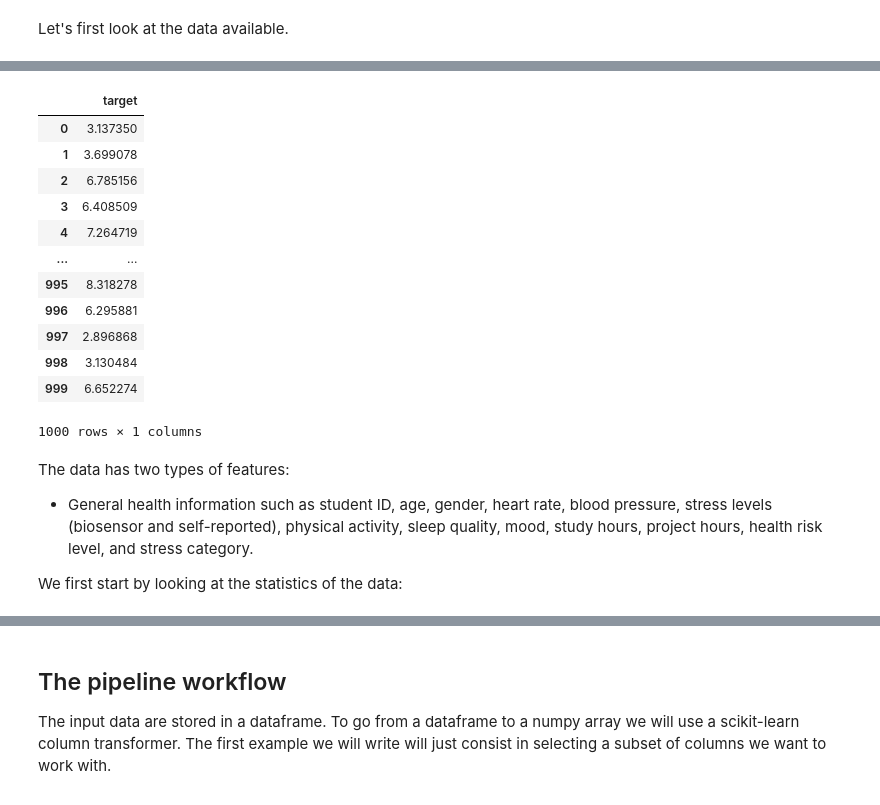
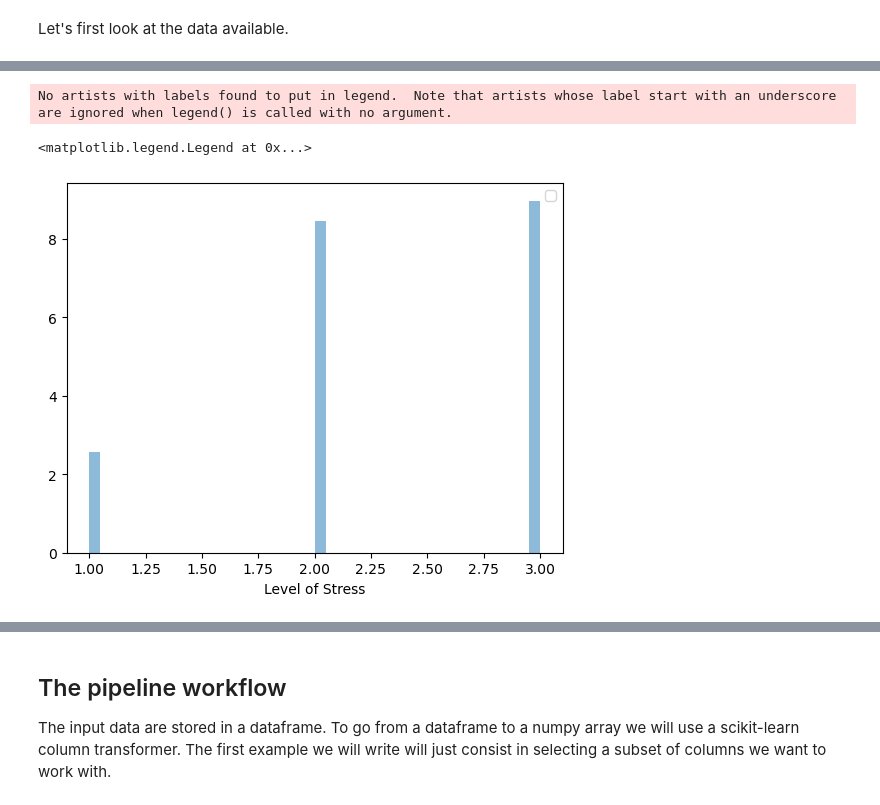
Before and after one commit to mittenover/Data_camp_final, a Jupyter notebook: stress_estimation_starting_kit.ipynb, the cells around one changed output, grey strips where cells are left out. Saved outputs shown, nothing was run; the diff lists cells and outputs as text; code cells hidden in the pictures.

```diff
--- a/stress_estimation_starting_kit.ipynb
+++ b/stress_estimation_starting_kit.ipynb
@@ -69,22 +113,11 @@ X_df
+# %%
+# Now let's check the distribution of the target
+plt.hist(y, bins=40, density=True, alpha=0.5)
+plt.xlabel('Level of Stress')
+plt.legend()
+# %% [output]
+No artists with labels found to put in legend.  Note that artists whose label start with an underscore are ignored when legend() is called with no argument.
+<matplotlib.legend.Legend at 0x...>
+[figure, added]
 # %%
-y_df = pd.DataFrame(y, columns=["target"])
-y_df
+y_df = pd.DataFrame(y, columns=['PSS_score'])
-# %% [output]
-|  | target |
-| 0 | 3.137350 |
-| 1 | 3.699078 |
-| 2 | 6.785156 |
-| 3 | 6.408509 |
-| 4 | 7.264719 |
-| ... | ... |
-| 995 | 8.318278 |
-| 996 | 6.295881 |
-| 997 | 2.896868 |
-| 998 | 3.130484 |
-| 999 | 6.652274 |
-1000 rows × 1 columns
-# %% [markdown]
-The data has two types of features:
-- General health information such as student ID, age, gender, heart rate, blood pressure, stress levels (biosensor and self-reported), physical activity, sleep quality, mood, study hours, project hours, health risk level, and stress category.
-
-We first start by looking at the statistics of the data:
```
Also changed, not shown: parts of 35 cells of this notebook, 7 other files.
